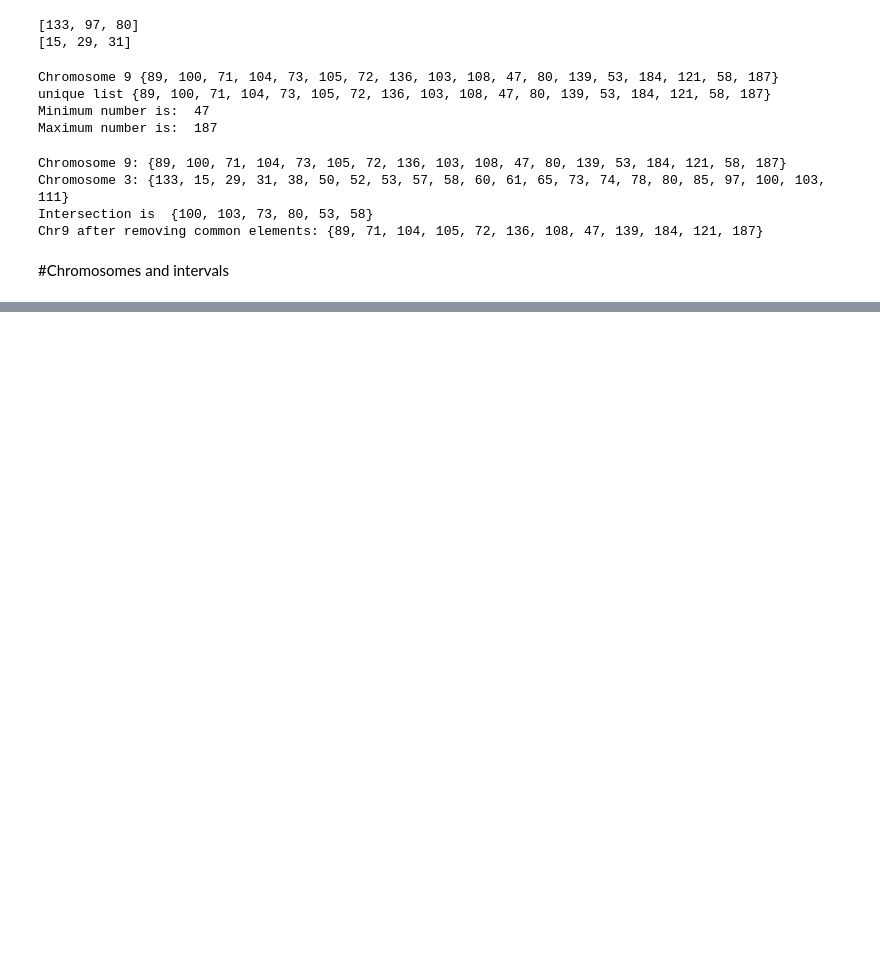
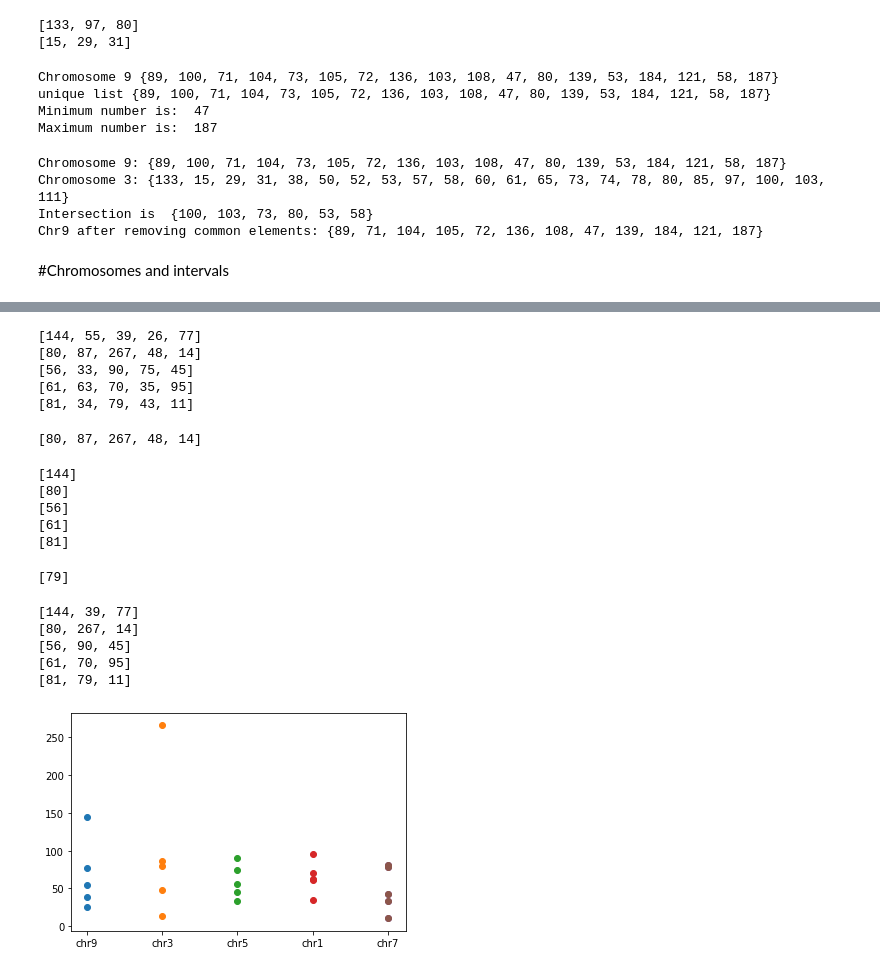
Before and after one commit to zuzanadostalova/ZD-Python-Tutorials-for-Biologists, a Jupyter notebook: Tutorial.ipynb, the cells around one changed output, grey strips where cells are left out. Cells and saved outputs as stored; diff of their text form; code cells hidden in the pictures; blank space fills up the shorter version.

```diff
--- a/Tutorial.ipynb
+++ b/Tutorial.ipynb
@@ -1220,0 +755,79 @@ show("catplotI.jpg")
+# %%
+# 4. exercise:
+# Writing dictionary[chrom_name] will actually make Python look inside the each of the chromosomes" sublist where the intervals are saved.
+# This can be confusing - thus we will practise it in exercise 5. Take your time to be sure you fully understand the principle.
+dictionary = {"chr19": [144, 55, 39, 26, 77], "chr3": [80, 87, 267, 48, 14], "chr21": [56, 33, 90, 75, 45], "chr1": [61, 63, 70, 35, 95], "chr7": [81, 34, 79, 43, 11] }
+
+for chrom_name in dictionary:
+  print(dictionary[chrom_name])
+# %% [output]
+[144, 55, 39, 26, 77]
+[80, 87, 267, 48, 14]
+[56, 33, 90, 75, 45]
+[61, 63, 70, 35, 95]
+[81, 34, 79, 43, 11]
+# %%
+# 5. exercise:
+# Notice that we do not use an indent because we are printing merely one of the chromosome"s contents so there is
+# no need to iterate over the dictionary.
+dictionary = {"chr19": [144, 55, 39, 26, 77], "chr3": [80, 87, 267, 48, 14], "chr21": [56, 33, 90, 75, 45], "chr1": [61, 63, 70, 35, 95], "chr7": [81, 34, 79, 43, 11] }
+
+print(dictionary["chr3"])
+# %% [output]
+[80, 87, 267, 48, 14]
+# %%
+# 6. exercise:
+# The slice form is following: [start_point:end_point:step]. Since we want to go by step of 1, we do not need to write it and python
+# will automatically do it for us.
+# To print the first interval we need to restrict the slice; remember, the start point is inclusive and the end point is exclusive!
+# In this case we are printing only the index 0 for each chromosome thus we need to print [0:1]. Since we are printing from the
+# beginning, we can omit the start point index [:1].
+dictionary = {"chr19": [144, 55, 39, 26, 77], "chr3": [80, 87, 267, 48, 14], "chr21": [56, 33, 90, 75, 45], "chr1": [61, 63, 70, 35, 95], "chr7": [81, 34, 79, 43, 11] }
+
+for chrom_name in dictionary:
+  print(dictionary[chrom_name][0:1])
+# %% [output]
+[144]
+[80]
+[56]
+[61]
+[81]
+# %%
+# 7. exercise:
+dictionary = {"chr19": [144, 55, 39, 26, 77], "chr3": [80, 87, 267, 48, 14], "chr21": [56, 33, 90, 75, 45], "chr1": [61, 63, 70, 35, 95], "chr7": [81, 34, 79, 43, 11] }
+
+print(dictionary["chr7"][2:3])
+# %% [output]
+[79]
+# %%
+# 8. exercise:
+# As said above: [start_point:end_point:step].
+dictionary = {"chr19": [144, 55, 39, 26, 77], "chr3": [80, 87, 267, 48, 14], "chr21": [56, 33, 90, 75, 45], "chr1": [61, 63, 70, 35, 95], "chr7": [81, 34, 79, 43, 11] }
+
+for chrom_name in dictionary:
+  print(dictionary[chrom_name][::2])
+# %% [output]
+[144, 39, 77]
+[80, 267, 14]
+[56, 90, 45]
+[61, 70, 95]
+[81, 79, 11]
+# %%
+# 9. exercise:
+# I. type of graph - scatter plot
+# To plot a scatter graph for the dictionary we need to import seaborn, matplotlib, pandas.
+d = {"chr19": [144, 55, 39, 26, 77], "chr3": [80, 87, 267, 48, 14], "chr21": [56, 33, 90, 75, 45], "chr1": [61, 63, 70, 35, 95], "chr7": [81, 34, 79, 43, 11] }
+
+# This way is too elaborate.
+y = [(144, 55, 39, 26, 77),(80, 87, 267, 48, 14), (56, 33, 90, 75, 45), (61, 63, 70, 35, 95), (81, 34, 79, 43, 11)]
+x = ["chr9", "chr3", "chr5", "chr1", "chr7"]
+
+# Plotting each of the axes separately.
+for xe, ye in zip(x, y):
+    plt.scatter([xe] * len(ye), ye)
+
+scatterI = plt.scatter([xe] * len(ye), ye)
+scatterI.figure.savefig("scatterI.jpg")
+show("scatterI.jpg")
+# %% [output]
+[figure, added]
```
Also changed, not shown: parts of 41 cells of this notebook.
